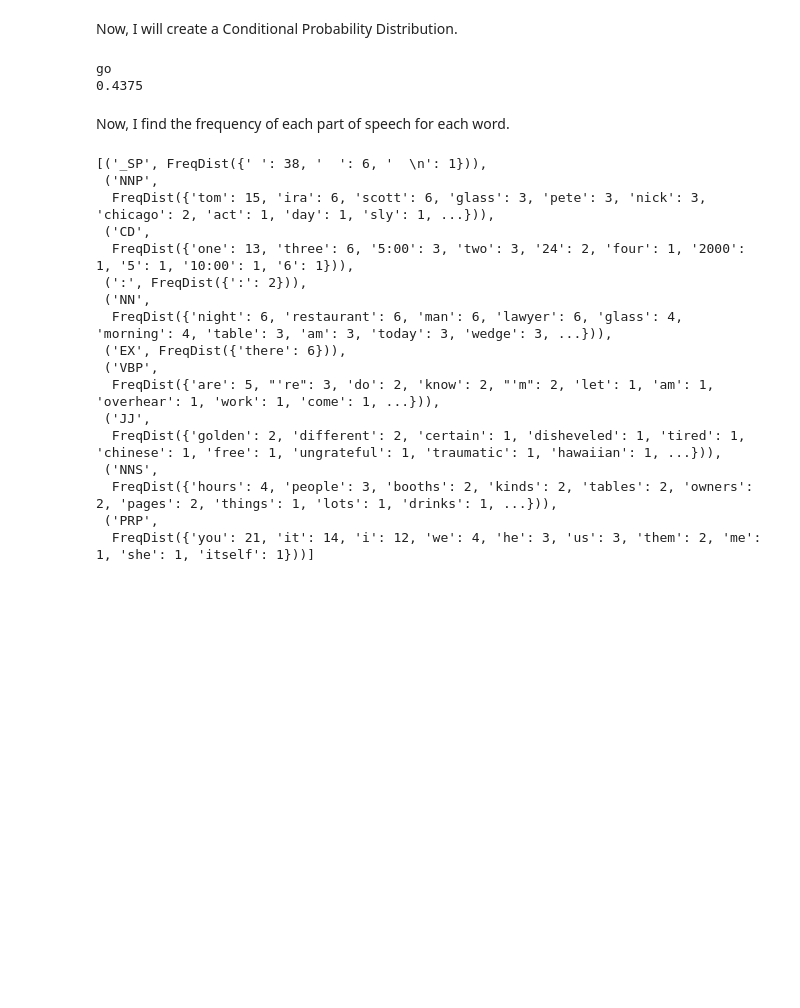
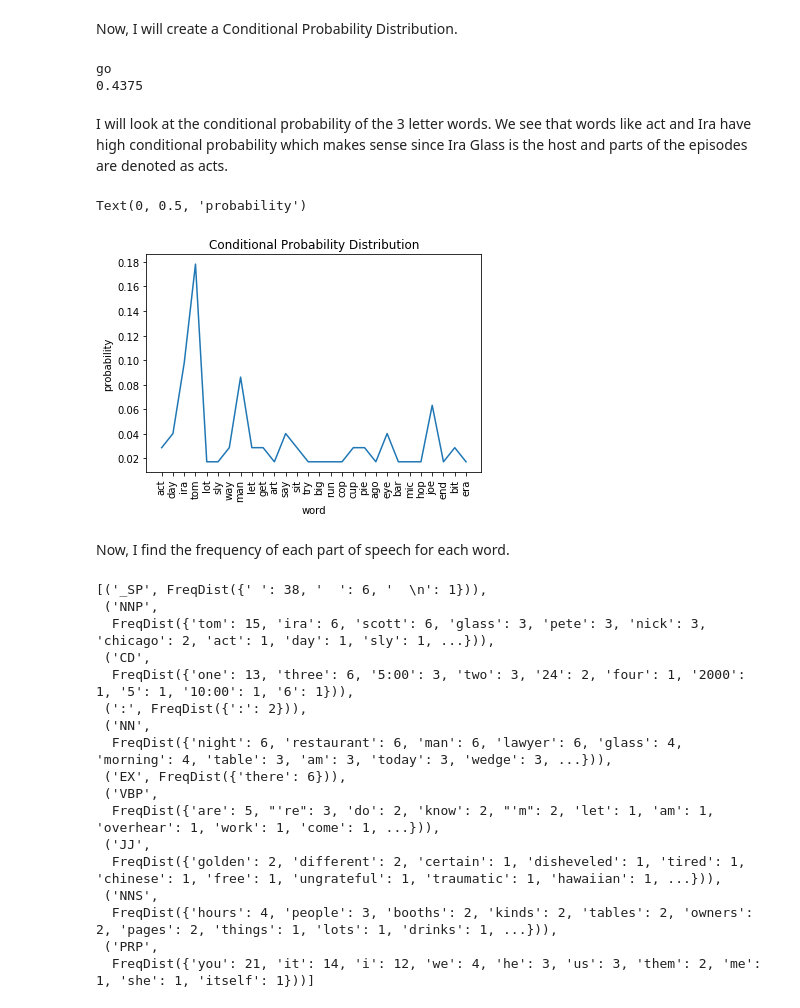
Before and after one commit to laurenjli/Content-Analysis-2020, a Jupyter notebook: week-4/4-Counting-Words-Phrases.ipynb, the cells around one changed output. Cells and saved outputs as stored; diff of their text form; code cells hidden in the pictures; blank space fills up the shorter version.

```diff
--- a/week-4/4-Counting-Words-Phrases.ipynb
+++ b/week-4/4-Counting-Words-Phrases.ipynb
@@ -891,6 +883,23 @@ print(tal_cp[2].prob(tal_cp[2].max()))
 # %% [output]
 go
 0.4375
+# %% [markdown]
+I will look at the conditional probability of the 3 letter words. We see that words like act and Ira have high conditional probability which makes sense since Ira Glass is the host and parts of the episodes are denoted as acts.
+# %%
+words=[]
+prob=[]
+for i in tal_cp[3].samples():
+    words.append(i)
+    prob.append(tal_cp[3].prob(i))
+
+plt.title('Conditional Probability Distribution')
+plt.xticks(rotation=90)
+plt.plot(words,prob)
+plt.xlabel('word')
+plt.ylabel('probability')
+# %% [output]
+Text(0, 0.5, 'probability')
+[figure, added]
 # %% [markdown]
 Now, I find the frequency of each part of speech for each word.
 # %%
```
Also changed, not shown: parts of 28 cells of this notebook.
